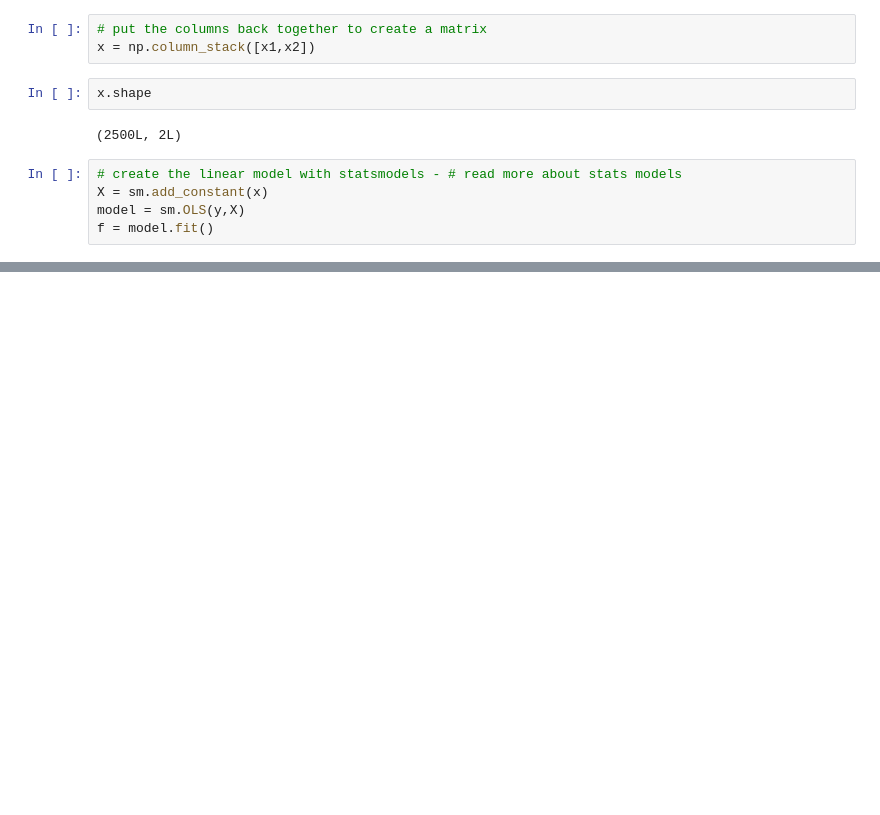
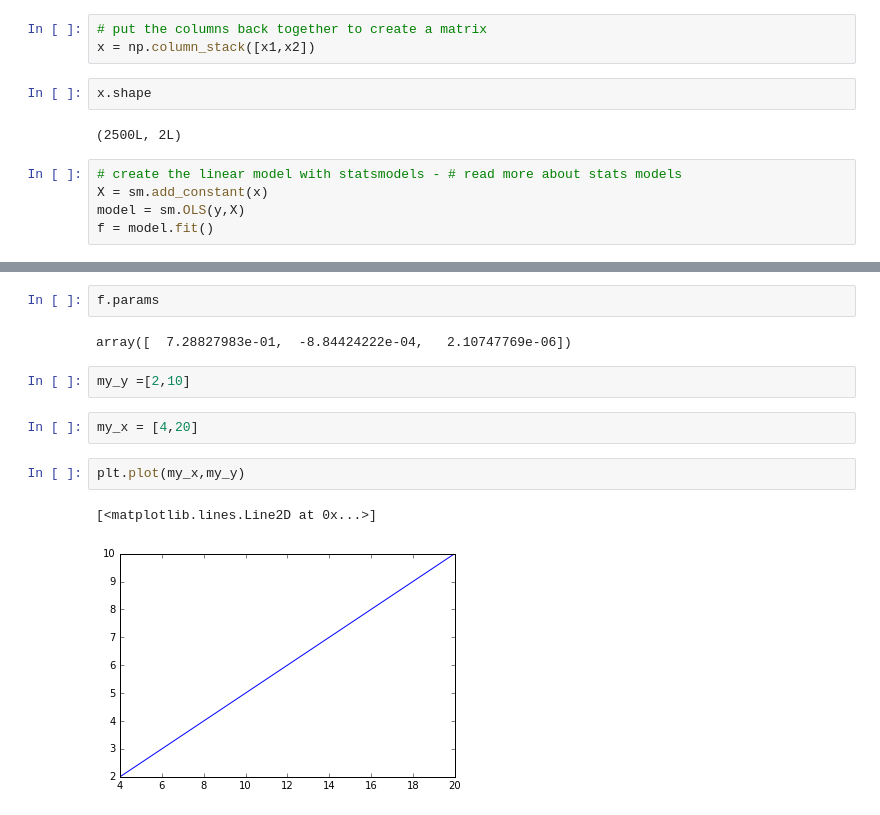
Before and after one commit to bb071988/ds-lesson3, a Jupyter notebook: linear_regression2.ipynb, the cells around one changed output, grey strips where cells are left out. Saved outputs shown, nothing was run; the diff lists cells and outputs as text; blank space fills up the shorter version.

```diff
--- a/linear_regression2.ipynb
+++ b/linear_regression2.ipynb
@@ -116,4 +84,17 @@ OLS Regression Results
 | Prob(Omnibus): | 0.000 | Jarque-Bera (JB): | 77.811 |
 | Skew: | 0.379 | Prob(JB): | 1.27e-17 |
 | Kurtosis: | 3.414 | Cond. No. | 2.96e+05 |
+# %%
+f.params
+# %% [output]
+array([  7.28827983e-01,  -8.84424222e-04,   2.10747769e-06])
+# %%
+my_y =[2,10]
+# %%
+my_x = [4,20]
+# %%
+plt.plot(my_x,my_y)
+# %% [output]
+[<matplotlib.lines.Line2D at 0x...>]
+[figure, added]
 # %%
```
Also changed, not shown: parts of 11 cells of this notebook, 4 other files.
